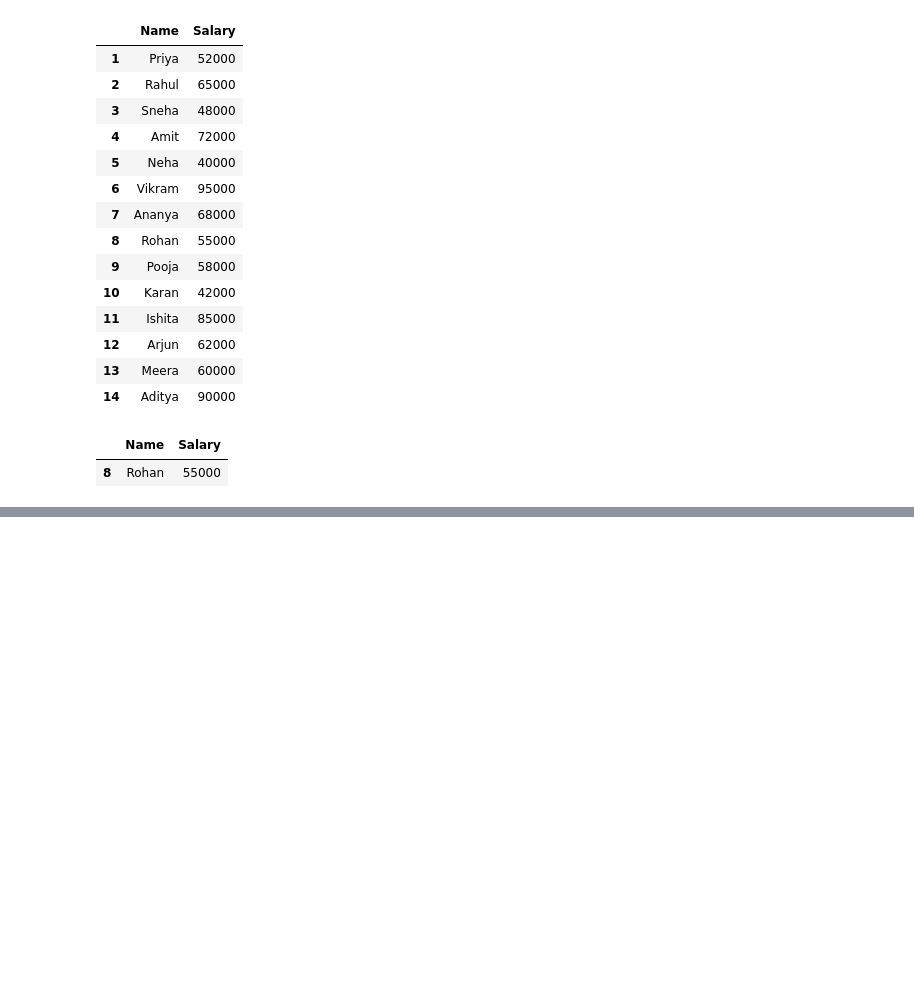
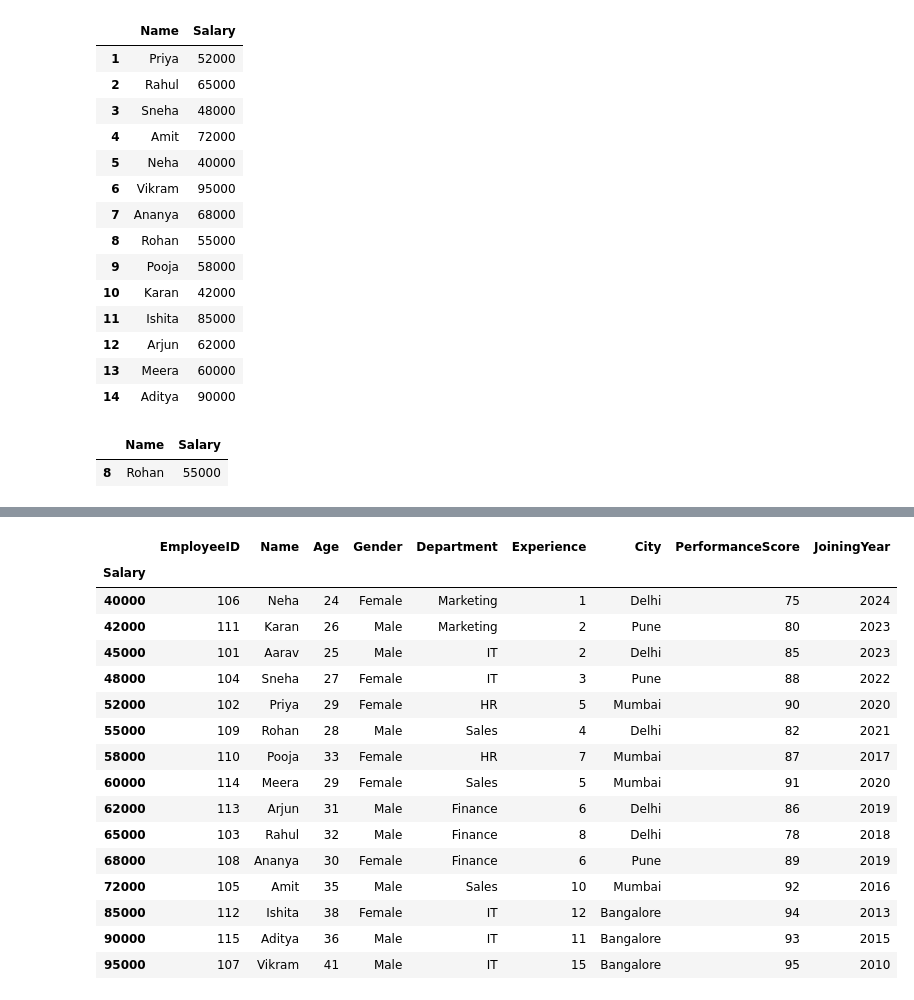
Before and after one commit to Mee-SUJAL/Employee-data-analysis, a Jupyter notebook: Employee_insights_citywise.ipynb, the cells around one changed output, grey strips where cells are left out. Saved outputs shown, nothing was run; the diff lists cells and outputs as text; code cells hidden in the pictures; blank space fills up the shorter version.

```diff
--- a/Employee_insights_citywise.ipynb
+++ b/Employee_insights_citywise.ipynb
@@ -67,0 +230,20 @@ df[(df['Salary']>50000) & (df['JoiningYear']>2020)][['Name','Salary']]
+# %%
+df.groupby('Salary').agg('sum')
+# %% [output]
+|  | EmployeeID | Name | Age | Gender | Department | Experience | City | PerformanceScore | JoiningYear |
+| Salary |  |  |  |  |  |  |  |  |  |
+| 40000 | 106 | Neha | 24 | Female | Marketing | 1 | Delhi | 75 | 2024 |
+| 42000 | 111 | Karan | 26 | Male | Marketing | 2 | Pune | 80 | 2023 |
+| 45000 | 101 | Aarav | 25 | Male | IT | 2 | Delhi | 85 | 2023 |
+| 48000 | 104 | Sneha | 27 | Female | IT | 3 | Pune | 88 | 2022 |
+| 52000 | 102 | Priya | 29 | Female | HR | 5 | Mumbai | 90 | 2020 |
+| 55000 | 109 | Rohan | 28 | Male | Sales | 4 | Delhi | 82 | 2021 |
+| 58000 | 110 | Pooja | 33 | Female | HR | 7 | Mumbai | 87 | 2017 |
+| 60000 | 114 | Meera | 29 | Female | Sales | 5 | Mumbai | 91 | 2020 |
+| 62000 | 113 | Arjun | 31 | Male | Finance | 6 | Delhi | 86 | 2019 |
+| 65000 | 103 | Rahul | 32 | Male | Finance | 8 | Delhi | 78 | 2018 |
+| 68000 | 108 | Ananya | 30 | Female | Finance | 6 | Pune | 89 | 2019 |
+| 72000 | 105 | Amit | 35 | Male | Sales | 10 | Mumbai | 92 | 2016 |
+| 85000 | 112 | Ishita | 38 | Female | IT | 12 | Bangalore | 94 | 2013 |
+| 90000 | 115 | Aditya | 36 | Male | IT | 11 | Bangalore | 93 | 2015 |
+| 95000 | 107 | Vikram | 41 | Male | IT | 15 | Bangalore | 95 | 2010 |
```
Also changed, not shown: parts of 30 cells of this notebook.
